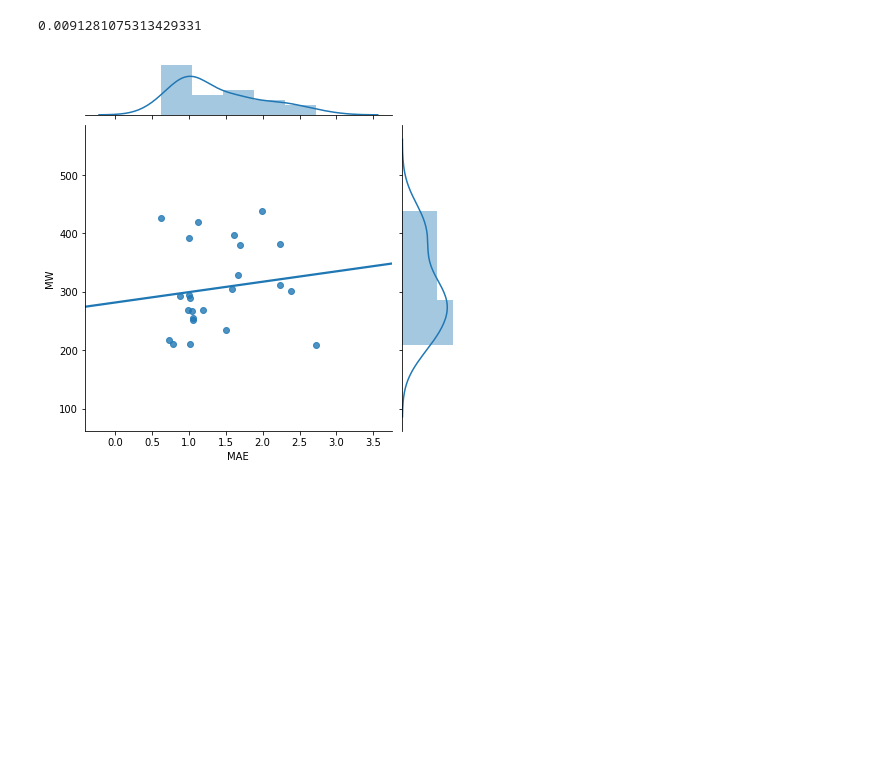
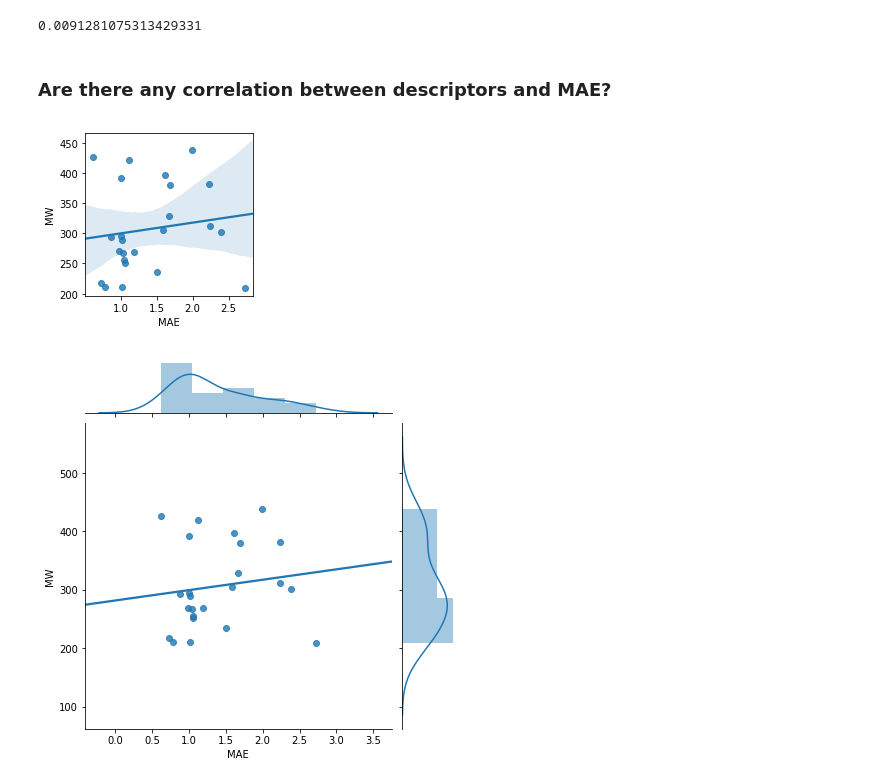
Before and after one commit to choderalab/sampl6-physicochemical-properties, a Jupyter notebook: analysis_of_pKa_predictions/20190227_typeIII_check_correlation_with_molecular_descriptors/check_correlation_with_descriptors.ipynb, the cells around one changed output. Cells and saved outputs as stored; diff of their text form; code cells hidden in the pictures; blank space fills up the shorter version.

Commit message:
Better plots for descriptor-MAE correlation analysis.

```diff
--- a/analysis_of_pKa_predictions/20190227_typeIII_check_correlation_with_molecular_descriptors/check_correlation_with_descriptors.ipynb
+++ b/analysis_of_pKa_predictions/20190227_typeIII_check_correlation_with_molecular_descriptors/check_correlation_with_descriptors.ipynb
@@ -658,5 +666,7 @@ r2(df_cor[["MAE", "Microstate count"]].values)
 # %% [output]
 0.0091281075313429331
+# %% [markdown]
+### Are there any correlation between descriptors and MAE?
 # %%
 def plot_correlation(x, y, data, title=None, color=None, kind='joint', ax=None):
     # Extract only pKa values.
@@ -669,8 +679,13 @@ def plot_correlation(x, y, data, title=None, color=None, kind='joint', ax=None):
         grid.fig.subplots_adjust(top=0.95)
         grid.fig.suptitle(title)
     elif kind == 'reg':
+        plt.figure(figsize=(3, 3))
         ax = sns.regplot(x=x, y=y, data=data, color=color, ax=ax)
         ax.set_title(title)
+# %%
+plot_correlation(x="MAE", y="MW", data=df_cor, kind="reg")
+# %% [output]
+[figure, added]
 # %%
 plot_correlation(x="MAE", y="MW", data=df_cor)
 # %% [output]
```
Also changed, not shown: parts of 20 cells of this notebook.
